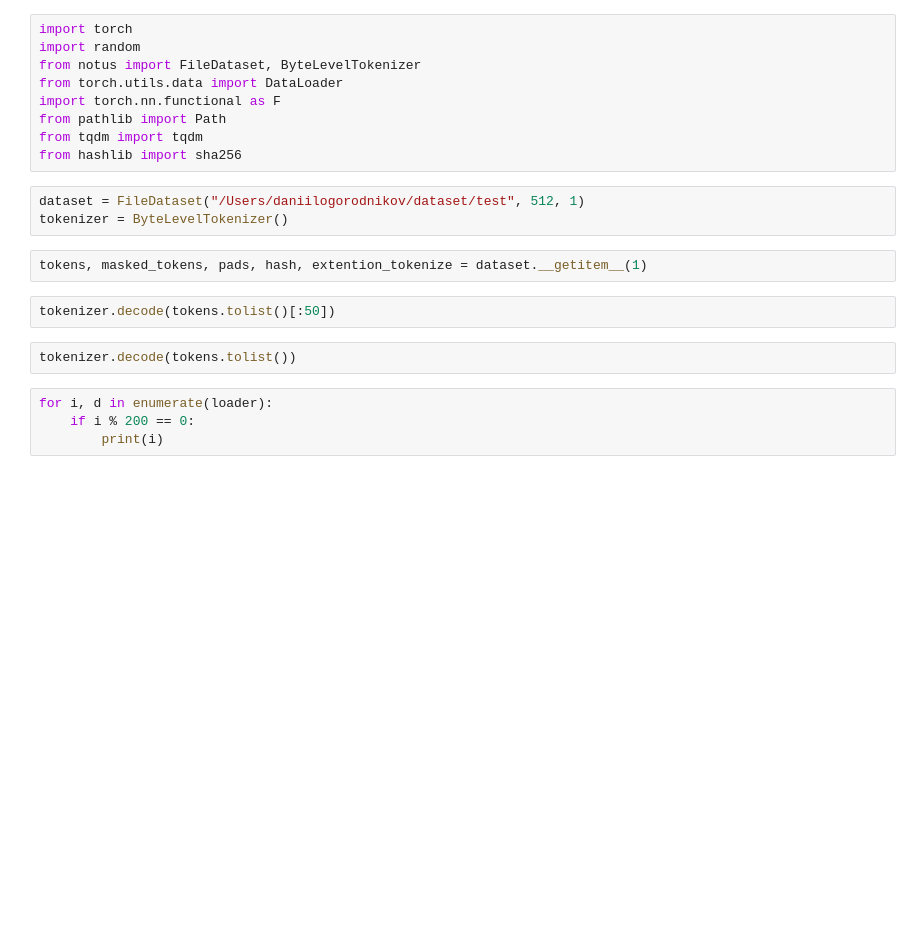
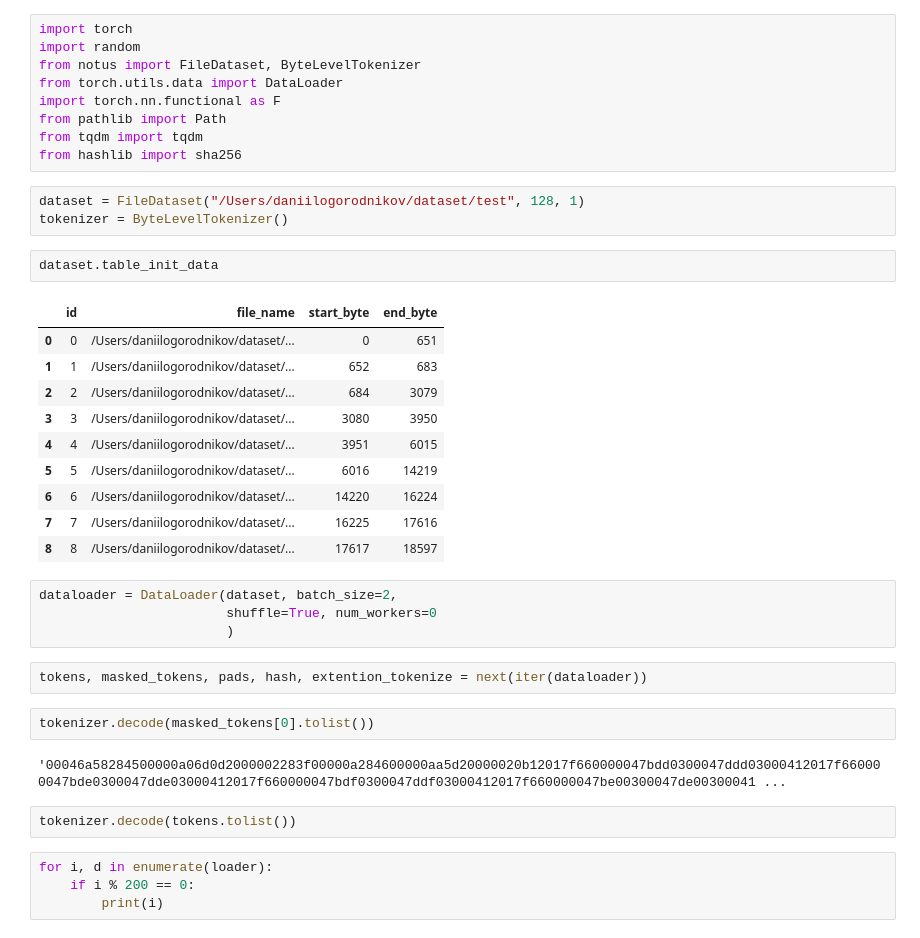
Before and after one commit to Qwest1204/FileFormer, a Jupyter notebook: notus/file_dataset/data.ipynb, the cells around one changed output. Drawn from its saved outputs; the diff is of its cells as text; blank space fills up the shorter version.

```diff
--- a/notus/file_dataset/data.ipynb
+++ b/notus/file_dataset/data.ipynb
@@ -8,12 +8,31 @@ from pathlib import Path
 from tqdm import tqdm
 from hashlib import sha256
 # %%
-dataset = FileDataset("/Users/daniilogorodnikov/dataset/test", 512, 1)
+dataset = FileDataset("/Users/daniilogorodnikov/dataset/test", 128, 1)
 tokenizer = ByteLevelTokenizer()
+# %%
+dataset.table_init_data
+# %% [output]
+|  | id | file_name | start_byte | end_byte |
+| 0 | 0 | /Users/daniilogorodnikov/dataset/... | 0 | 651 |
+| 1 | 1 | /Users/daniilogorodnikov/dataset/... | 652 | 683 |
+| 2 | 2 | /Users/daniilogorodnikov/dataset/... | 684 | 3079 |
+| 3 | 3 | /Users/daniilogorodnikov/dataset/... | 3080 | 3950 |
+| 4 | 4 | /Users/daniilogorodnikov/dataset/... | 3951 | 6015 |
+| 5 | 5 | /Users/daniilogorodnikov/dataset/... | 6016 | 14219 |
+| 6 | 6 | /Users/daniilogorodnikov/dataset/... | 14220 | 16224 |
+| 7 | 7 | /Users/daniilogorodnikov/dataset/... | 16225 | 17616 |
+| 8 | 8 | /Users/daniilogorodnikov/dataset/... | 17617 | 18597 |
+# %%
+dataloader = DataLoader(dataset, batch_size=2,
+                        shuffle=True, num_workers=0
+                        )
 # %%
-tokens, masked_tokens, pads, hash, extention_tokenize = dataset.__getitem__(1)
+tokens, masked_tokens, pads, hash, extention_tokenize = next(iter(dataloader))
 # %%
-tokenizer.decode(tokens.tolist()[:50])
+tokenizer.decode(masked_tokens[0].tolist())
+# %% [output]
+'00046a58284500000a06d0d2000002283f00000a284600000aa5d20000020b12017f660000047bdd0300047ddd03000412017f660000047bde0300047dde03000412017f660000047bdf0300047ddf03000412017f660000047be00300047de00300041 ...
 # %%
 tokenizer.decode(tokens.tolist())
 # %%
```
Also changed, not shown: 2 other files.
